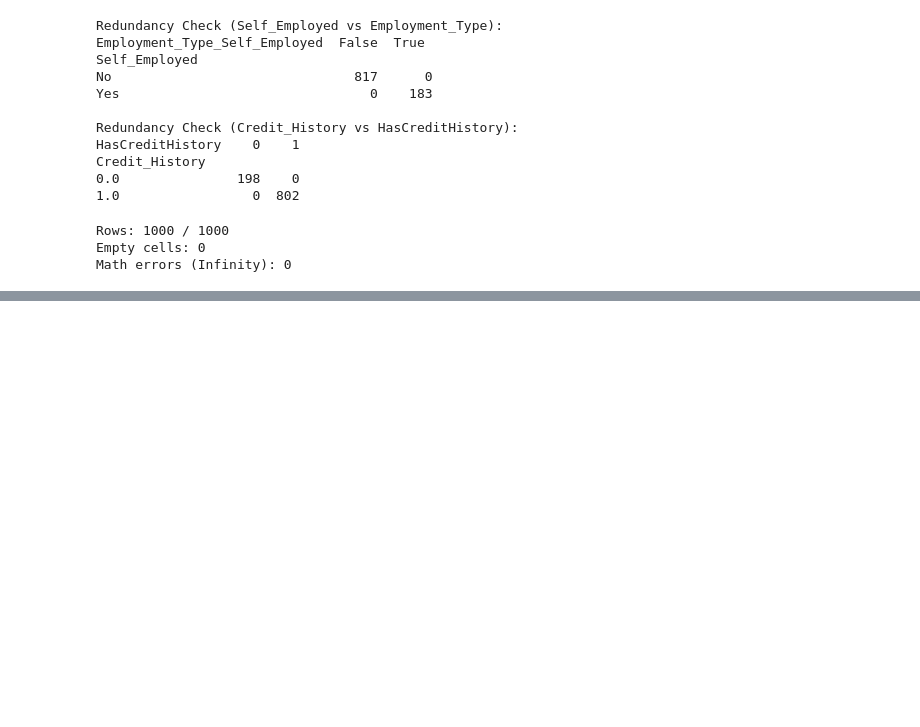
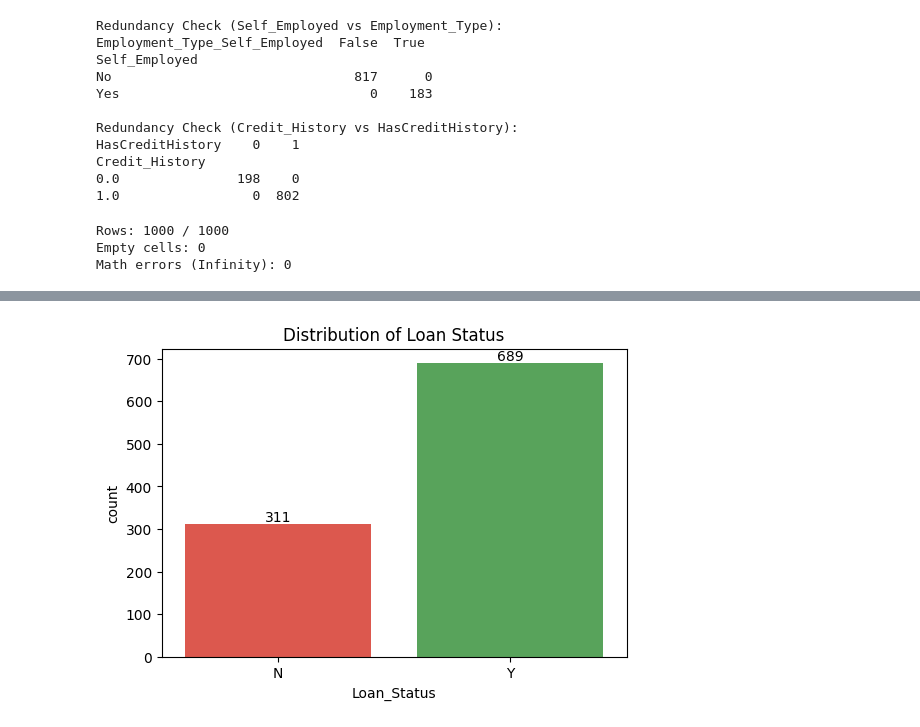
Before and after one commit to yicikek/DataMining_GP1, a Jupyter notebook: wie3007-gp1.ipynb, the cells around one changed output, grey strips where cells are left out. Drawn from its saved outputs; the diff is of its cells as text; code cells hidden in the pictures; blank space fills up the shorter version.

```diff
--- a/wie3007-gp1.ipynb
+++ b/wie3007-gp1.ipynb
@@ -229,0 +232,11 @@ check_df.to_csv('final_synthetic_financial_data_feature_engineered.csv', index=F
+# %%
+import matplotlib.pyplot as plt
+import seaborn as sns
+import pandas as pd
+
+eda_df = pd.read_csv("final_synthetic_financial_data_feature_engineered.csv")
+
+# EDA1: Data Structure
+print("Data Structure")
+print("\nDataFrame Info:")
+print(eda_df.info())
@@ -229,0 +309,73 @@ check_df.to_csv('final_synthetic_financial_data_feature_engineered.csv', index=F
+# %%
+# EDA2: Distribution and Target vs Features
+# Target Distribution
+print("\nTarget Distribution:")
+plt.figure(figsize=(6, 4))
+sns.countplot(x='Loan_Status', data=eda_df, palette={'Y': '#4CAF50', 'N': '#F44336'})
+for container in plt.gca().containers:
+    plt.gca().bar_label(container)
+plt.title('Distribution of Loan Status')
+plt.show()
+
+# Categorical Distribution
+print("\nCategorical Distribution:")
+plt.figure(figsize=(16, 15))
+cat_plot_cols = ['HasCreditHistory', 'Risk_Keyword_Flag', 'Gender_Male', 'Education_Not Graduate',
+               'Employment_Type_Self_Employed', 'Property_Area_Semiurban', 'Property_Area_Urban',
+               'IncomeLevel_Medium', 'IncomeLevel_High', 'IncomeLevel_Very High']
+for i, col in enumerate(cat_plot_cols):
+    plt.subplot(4, 3, i+1)
+    sns.countplot(data=eda_df, x=col, hue='Loan_Status',palette={'Y': '#4CAF50', 'N': '#F44336'})
+    for container in plt.gca().containers:
+        plt.gca().bar_label(container, padding=3)
+    plt.title(f'{col} Distribution')
+plt.tight_layout()
+plt.show()
+
+eda_df['Loan_Status_Num'] = eda_df['Loan_Status'].map({'Y': 1, 'N': 0})
+
+# Categorical Approval Rates (%)
+print("\nCategorical Approval Rates:")
+plt.figure(figsize=(16, 15))
+for i, col in enumerate(cat_plot_cols):
+    plt.subplot(4, 3, i+1)
+    app_rate = eda_df.groupby(col)['Loan_Status_Num'].mean() * 100
+    app_rate.plot(kind='bar')
+    for container in plt.gca().containers:
+        plt.gca().bar_label(container, fmt='%.1f%%', padding=3)
+    plt.title(f'Approval Rate by {col} (%)')
+    plt.ylabel('Approval %')
+    plt.ylim(0, 100)
+plt.tight_layout()
+plt.show()
+
+# Outlier Detection for Continuous Features
+print("\nOutlier Detection")
+plt.figure(figsize=(15, 10))
+for i, col in enumerate(continuous_cols):
+    plt.subplot(2, 3, i+1)
+    sns.boxplot(y=eda_df[col])
+    plt.title(f'Outliers in {col}')
+plt.tight_layout()
+plt.show()
+
+# Numerical Distribution
+print("\nNumerical Distribution:")
+plt.figure(figsize=(12, 5))
+for i, col in enumerate(continuous_cols):
+    plt.subplot(2, 3, i+1)
+    sns.histplot(eda_df[col], kde=True)
+    plt.title(f'Distribution of {col}')
+plt.tight_layout()
+plt.show()
+
+key_features = ['TotalIncome', 'LoanIncomeRatio', 'LoanAmount']
+
+plt.figure(figsize=(12, 5))
+for i, col in enumerate(key_features):
+    plt.subplot(1, 3, i+1)
+    sns.violinplot(x='Loan_Status', y=col, data=eda_df, inner='quart', palette={'Y': '#4CAF50', 'N': '#F44336'})
+    plt.title(f'{col} by Loan Status')
+plt.tight_layout()
+plt.show()
+# %% [output]
@@ -229,0 +386 @@ check_df.to_csv('final_synthetic_financial_data_feature_engineered.csv', index=F
+[figure, added]
```
Also changed, not shown: parts of 5 cells of this notebook.
